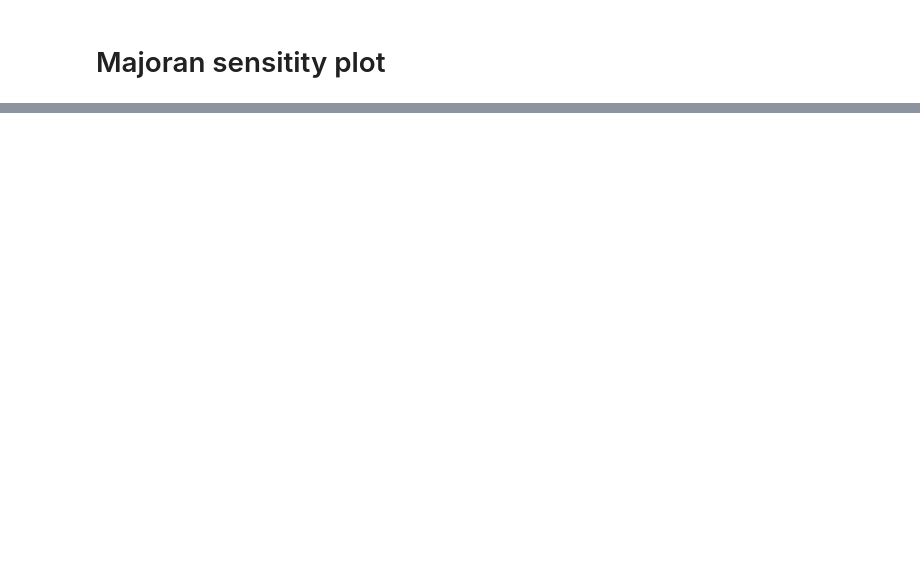
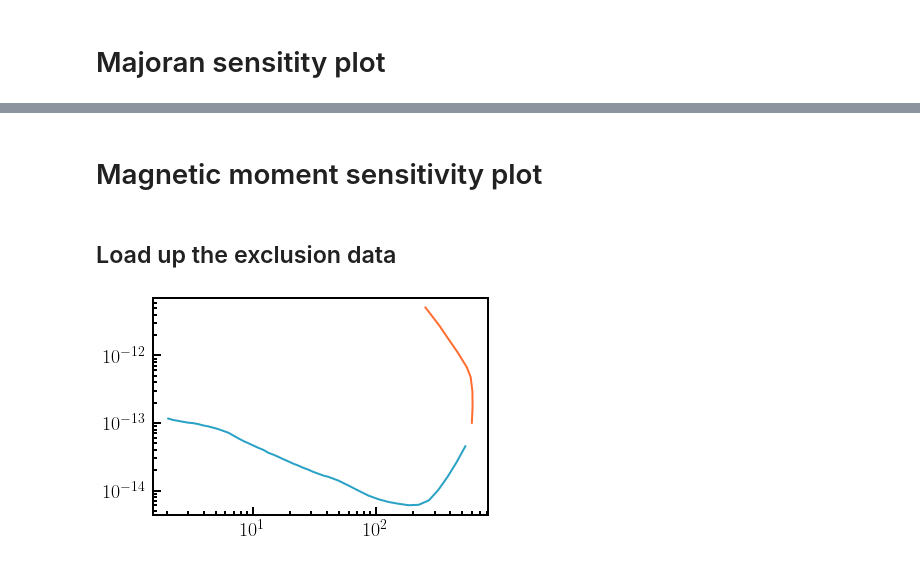
Before and after one commit to jlazar17/NuTel_SNe_BSM, a Jupyter notebook: examples/paper_plots.ipynb, the cells around one changed output, grey strips where cells are left out. Drawn from its saved outputs; the diff is of its cells as text; code cells hidden in the pictures; blank space fills up the shorter version.

```diff
--- a/examples/paper_plots.ipynb
+++ b/examples/paper_plots.ipynb
@@ -349,0 +397,13 @@ plt.show()
+# %% [markdown]
+# Magnetic moment sensitivity plot
+# %% [markdown]
+## Load up the exclusion data
+# %%
+
+
+plt.plot(new_excl[:splitat, 0], new_excl[:splitat, 1]/1e3)
+plt.plot(new_excl[splitat:, 0], new_excl[splitat:, 1]/1e3)
+plt.loglog()
+plt.show()
+# %% [output]
+[figure, added]
```
Also changed, not shown: parts of 16 cells of this notebook, 4 other files.
